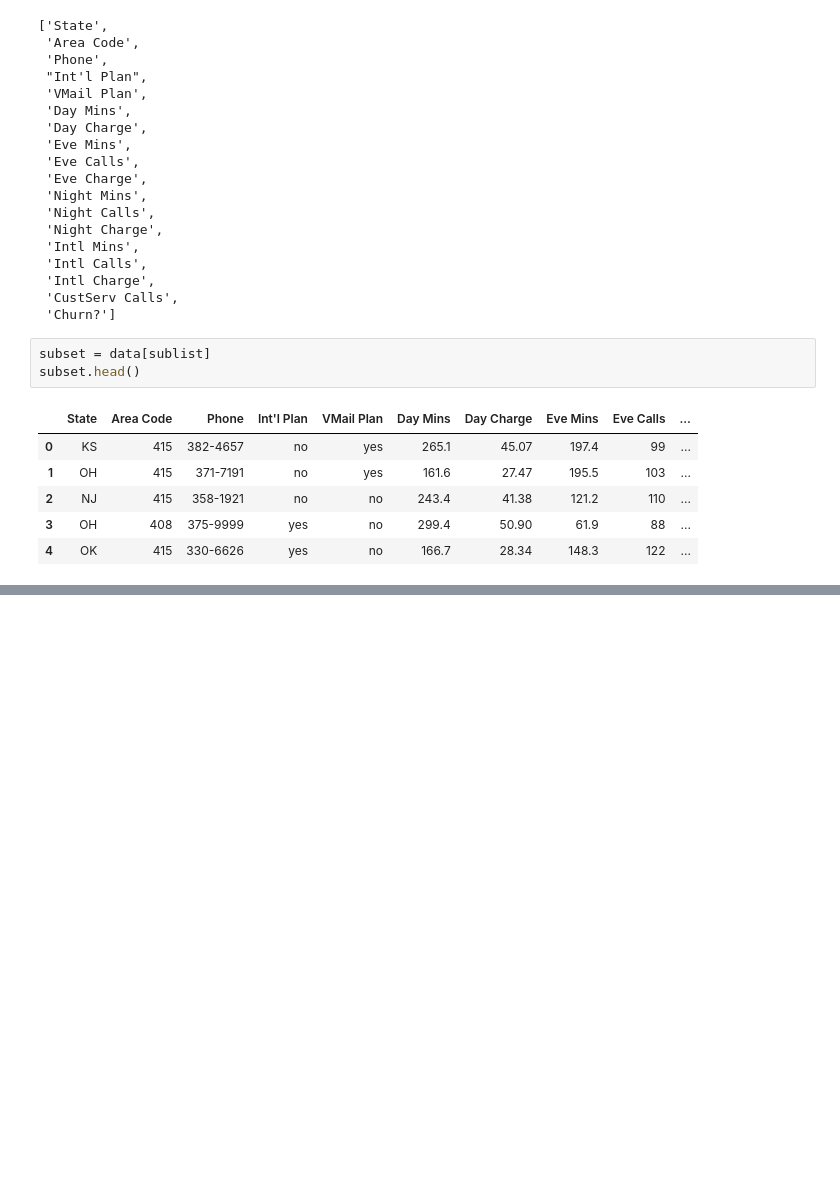
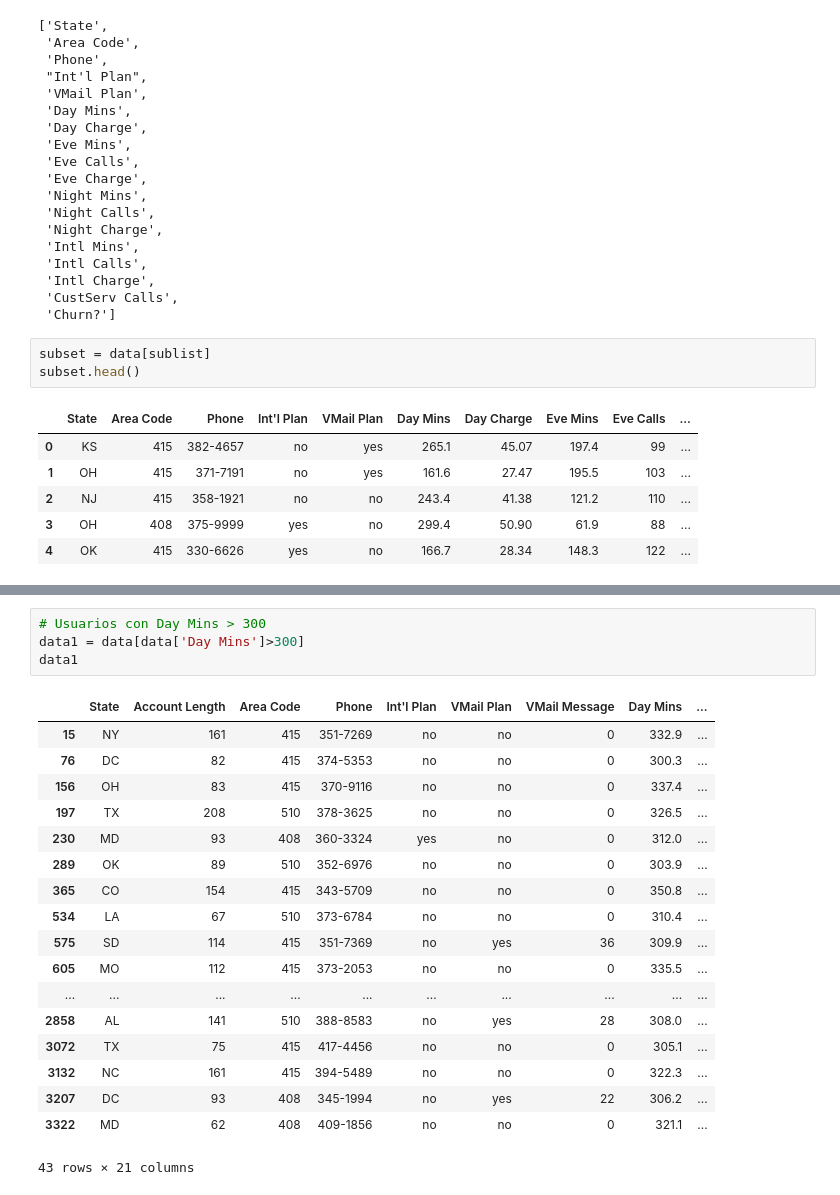
Before and after one commit to ososuna/python-ml, a Jupyter notebook: notebooks/T2 - 1 - Data Cleaning - Data Wrangling.ipynb, the cells around one changed output, grey strips where cells are left out. Drawn from its saved outputs; the diff is of its cells as text; blank space fills up the shorter version.

```diff
--- a/notebooks/T2 - 1 - Data Cleaning - Data Wrangling.ipynb
+++ b/notebooks/T2 - 1 - Data Cleaning - Data Wrangling.ipynb
@@ -135,0 +209,23 @@ data[sublist].head()
+# %%
+# Usuarios con Day Mins > 300
+data1 = data[data['Day Mins']>300]
+data1
+# %% [output]
+|  | State | Account Length | Area Code | Phone | Int'l Plan | VMail Plan | VMail Message | Day Mins | ... |
+| 15 | NY | 161 | 415 | 351-7269 | no | no | 0 | 332.9 | ... |
+| 76 | DC | 82 | 415 | 374-5353 | no | no | 0 | 300.3 | ... |
+| 156 | OH | 83 | 415 | 370-9116 | no | no | 0 | 337.4 | ... |
+| 197 | TX | 208 | 510 | 378-3625 | no | no | 0 | 326.5 | ... |
+| 230 | MD | 93 | 408 | 360-3324 | yes | no | 0 | 312.0 | ... |
+| 289 | OK | 89 | 510 | 352-6976 | no | no | 0 | 303.9 | ... |
+| 365 | CO | 154 | 415 | 343-5709 | no | no | 0 | 350.8 | ... |
+| 534 | LA | 67 | 510 | 373-6784 | no | no | 0 | 310.4 | ... |
+| 575 | SD | 114 | 415 | 351-7369 | no | yes | 36 | 309.9 | ... |
+| 605 | MO | 112 | 415 | 373-2053 | no | no | 0 | 335.5 | ... |
+| ... | ... | ... | ... | ... | ... | ... | ... | ... | ... |
+| 2858 | AL | 141 | 510 | 388-8583 | no | yes | 28 | 308.0 | ... |
+| 3072 | TX | 75 | 415 | 417-4456 | no | no | 0 | 305.1 | ... |
+| 3132 | NC | 161 | 415 | 394-5489 | no | no | 0 | 322.3 | ... |
+| 3207 | DC | 93 | 408 | 345-1994 | no | yes | 22 | 306.2 | ... |
+| 3322 | MD | 62 | 408 | 409-1856 | no | no | 0 | 321.1 | ... |
+43 rows × 21 columns
```
Also changed, not shown: parts of 22 cells of this notebook.
